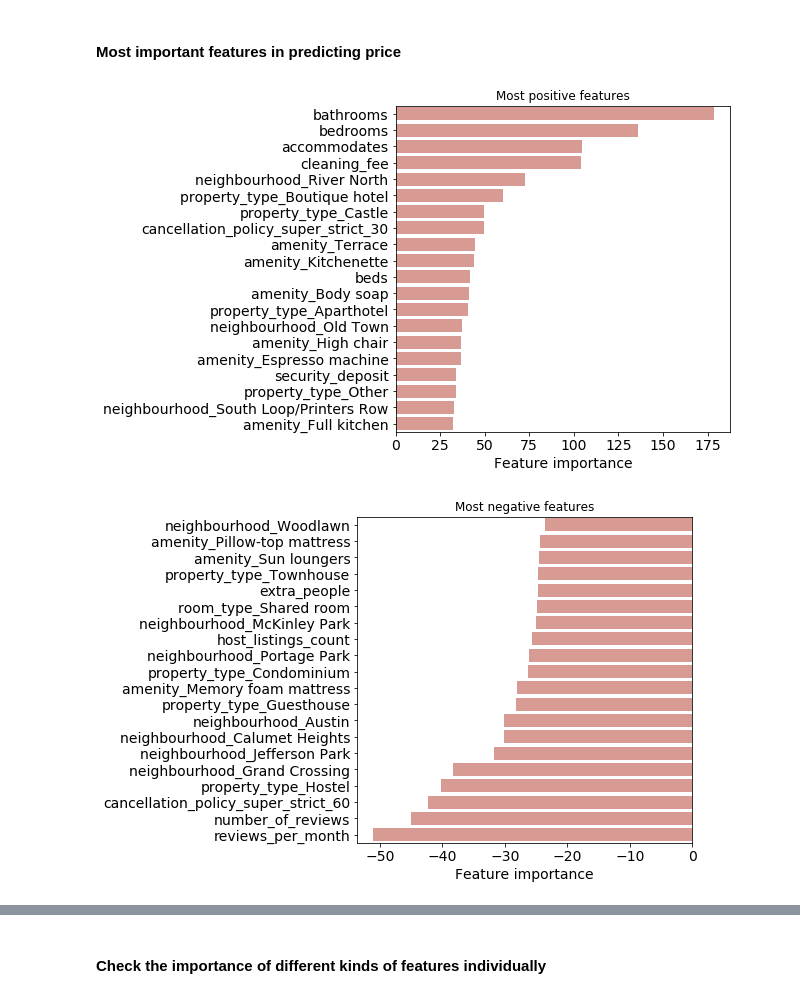
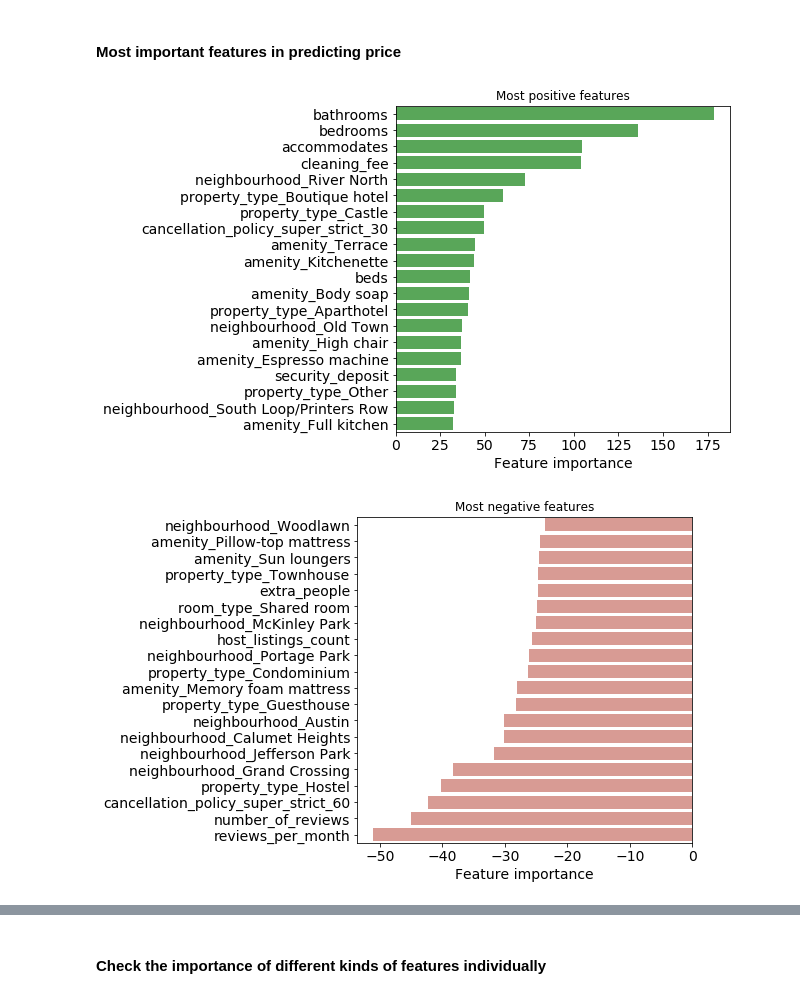
Before and after one commit to angang-li/airbnb_data_analysis, a Jupyter notebook: model_part2.ipynb, the cells around one changed output, grey strips where cells are left out. Cells and saved outputs as stored; diff of their text form; code cells hidden in the pictures.

Commit message:
Adjust feature importance figures for posting

```diff
--- a/model_part2.ipynb
+++ b/model_part2.ipynb
@@ -212,24 +212,24 @@ feature_importance = feature_importance.sort_values(by=['importance'], ascending
 # %%
 # Visualize feature importance
 plt.figure(figsize=(6,6))
 sns.barplot(x="importance", y="variable", data=feature_importance.iloc[:20, :],
-               color="salmon", saturation=.5)
+               color="limegreen", saturation=.5)
 plt.xticks(fontsize=14)
 plt.yticks(fontsize=14)
 plt.ylabel('')
 plt.xlabel('Feature importance', fontsize=14)
 plt.title('Most positive features')
 plt.savefig(f'figures/feature_importance1.png', bbox_inches="tight", dpi = 300)
 
 plt.figure(figsize=(6,6))
 sns.barplot(x="importance", y="variable", data=feature_importance.iloc[-20:, :],
                color="salmon", saturation=.5)
 plt.xticks(fontsize=14)
 plt.yticks(fontsize=14)
 plt.ylabel('')
 plt.xlabel('Feature importance', fontsize=14)
 plt.title('Most negative features')
 plt.savefig(f'figures/feature_importance2.png', bbox_inches="tight", dpi = 300)
 # %% [output]
-[figure, old version]
+[figure, new version]
 [figure]
```
Also changed, not shown: parts of 12 cells of this notebook, 3 other files.
